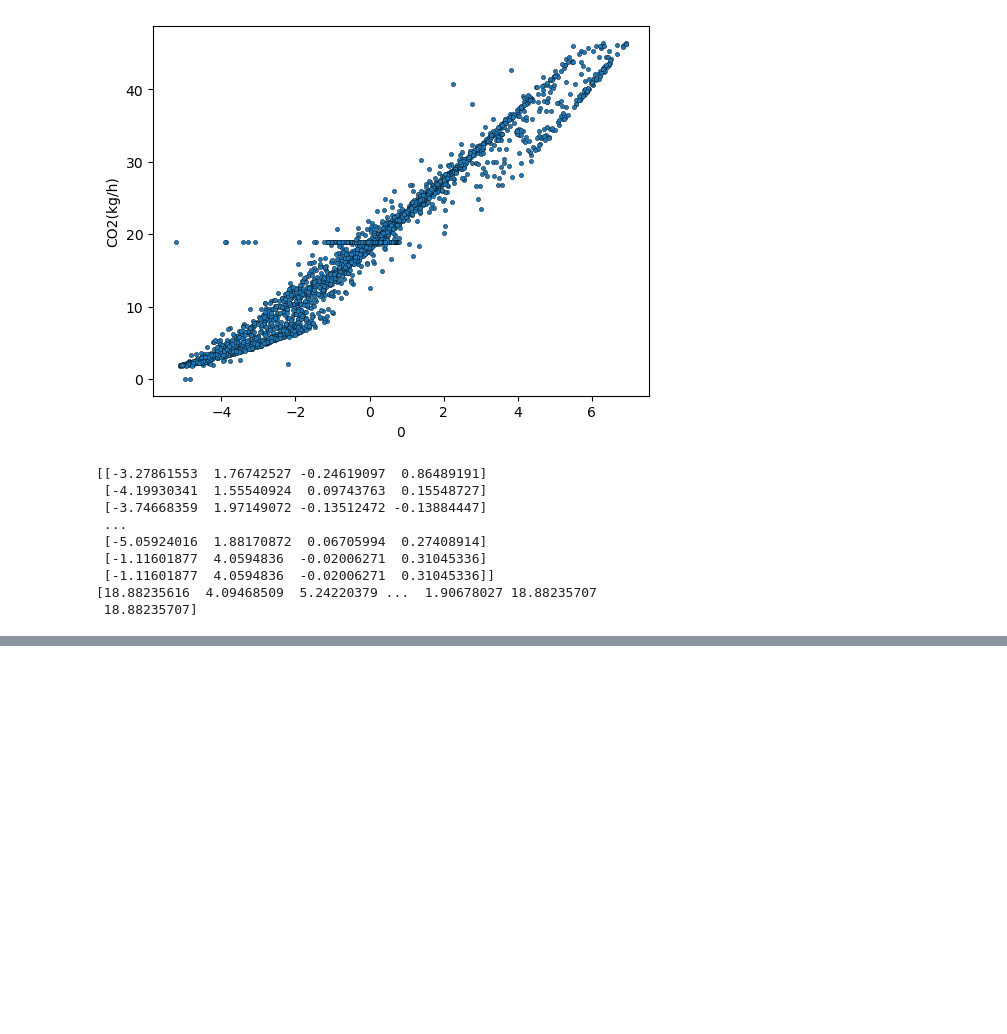
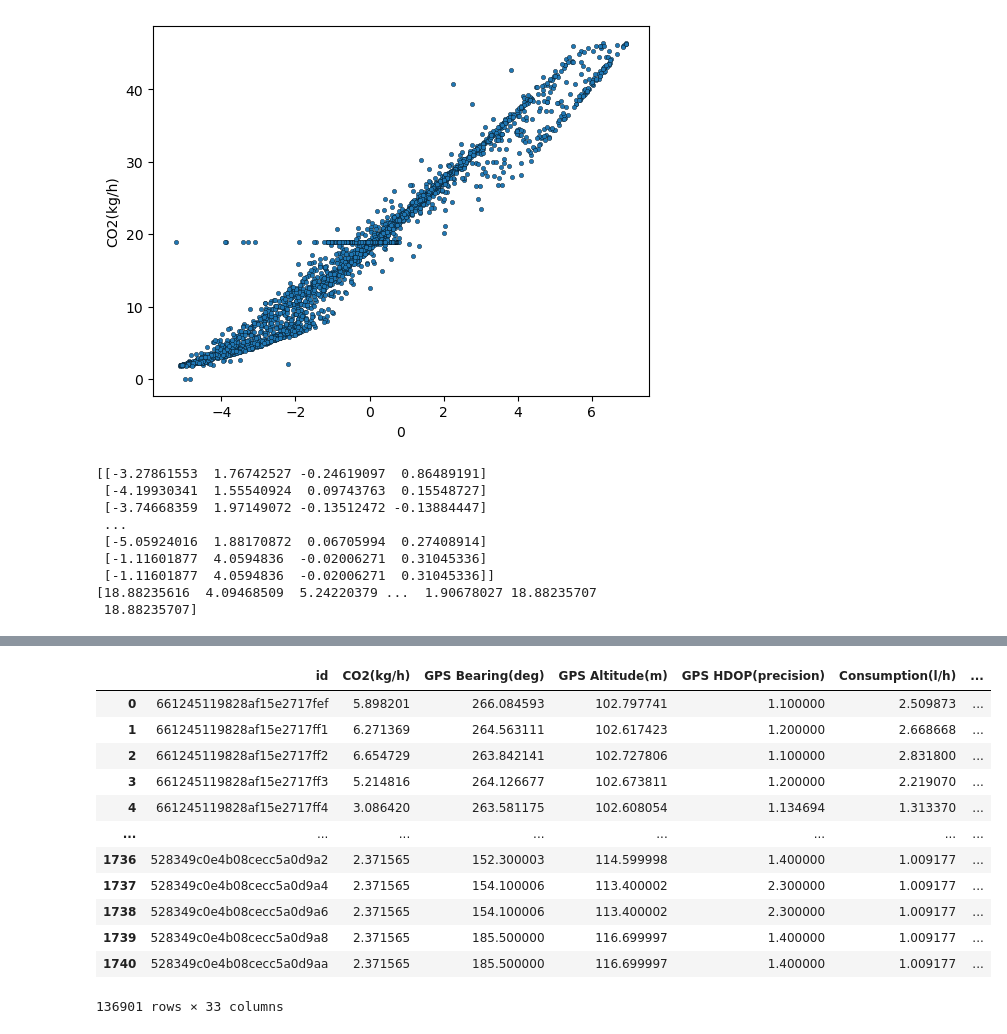
Before and after one commit to swetshgit/DL2025_CUDA_Exercise, a Jupyter notebook: PCA.ipynb, the cells around one changed output, grey strips where cells are left out. Cells and saved outputs as stored; diff of their text form; code cells hidden in the pictures; blank space fills up the shorter version.

```diff
--- a/PCA.ipynb
+++ b/PCA.ipynb
@@ -202,8 +202,6 @@ sns.scatterplot(data=fin, x=0, y=1, hue='CO2(kg/h)', s= 10, edgecolor="black")
 #     '''
 from sklearn.cluster import KMeans
 
-db = DBSCAN(eps=0.3, min_samples=10).fit(X)
-labels = db.labels_
 fin = None
 scaled = None
 max_len = 0
@@ -369,0 +453,12 @@ ModuleNotFoundError: No module named 'models.CO2pca'
+# %%
+global_track_df_object = None
+sequence_len = 10
+ids_list = []
+def set_trackdf():
+    track_df = pd.read_csv('track_df.csv')
+    global global_track_df_object
+    global_track_df_object = track_df
+def get_track_ids():
+    track_df = global_track_df_object
+    unique_ids = track_df['track.id'].unique()
+    return unique_ids
@@ -369,0 +683,8 @@ ModuleNotFoundError: No module named 'models.CO2pca'
+# %%
+df_ = pd.DataFrame()
+for a in constants.all_columns_present_id_list:
+    df = pd.read_csv("imputed_envirocar_data"+'/'+a+'.csv')
+    df_ = pd.concat([df_, df[required_columns]])
+df_[target_value] = df[target_value]
+# df_[target_value] = pd.DataFrame(StandardScaler().fit_transform(dd_[required_columns]))
+X, Y, sdf = read_data(all_columns_present_id_list, True, True)
@@ -369,0 +713,16 @@ ModuleNotFoundError: No module named 'models.CO2pca'
+# %%
+sdf
+# %% [output]
+|  | id | CO2(kg/h) | GPS Bearing(deg) | GPS Altitude(m) | GPS HDOP(precision) | Consumption(l/h) | ... |
+| 0 | 661245119828af15e2717fef | 5.898201 | 266.084593 | 102.797741 | 1.100000 | 2.509873 | ... |
+| 1 | 661245119828af15e2717ff1 | 6.271369 | 264.563111 | 102.617423 | 1.200000 | 2.668668 | ... |
+| 2 | 661245119828af15e2717ff2 | 6.654729 | 263.842141 | 102.727806 | 1.100000 | 2.831800 | ... |
+| 3 | 661245119828af15e2717ff3 | 5.214816 | 264.126677 | 102.673811 | 1.200000 | 2.219070 | ... |
+| 4 | 661245119828af15e2717ff4 | 3.086420 | 263.581175 | 102.608054 | 1.134694 | 1.313370 | ... |
+| ... | ... | ... | ... | ... | ... | ... | ... |
+| 1736 | 528349c0e4b08cecc5a0d9a2 | 2.371565 | 152.300003 | 114.599998 | 1.400000 | 1.009177 | ... |
+| 1737 | 528349c0e4b08cecc5a0d9a4 | 2.371565 | 154.100006 | 113.400002 | 2.300000 | 1.009177 | ... |
+| 1738 | 528349c0e4b08cecc5a0d9a6 | 2.371565 | 154.100006 | 113.400002 | 2.300000 | 1.009177 | ... |
+| 1739 | 528349c0e4b08cecc5a0d9a8 | 2.371565 | 185.500000 | 116.699997 | 1.400000 | 1.009177 | ... |
+| 1740 | 528349c0e4b08cecc5a0d9aa | 2.371565 | 185.500000 | 116.699997 | 1.400000 | 1.009177 | ... |
+136901 rows × 33 columns
```
Also changed, not shown: parts of 19 cells of this notebook.
